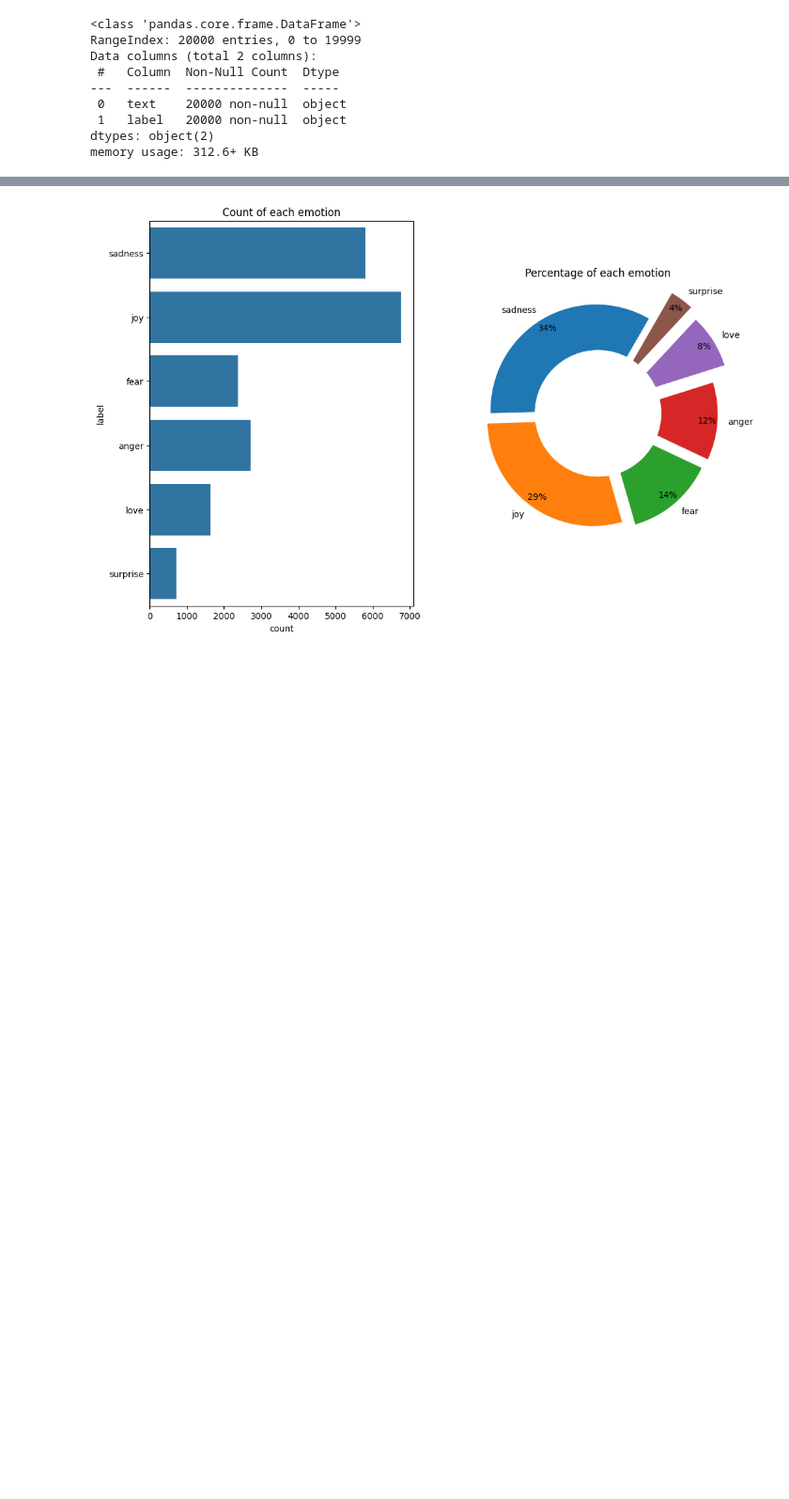
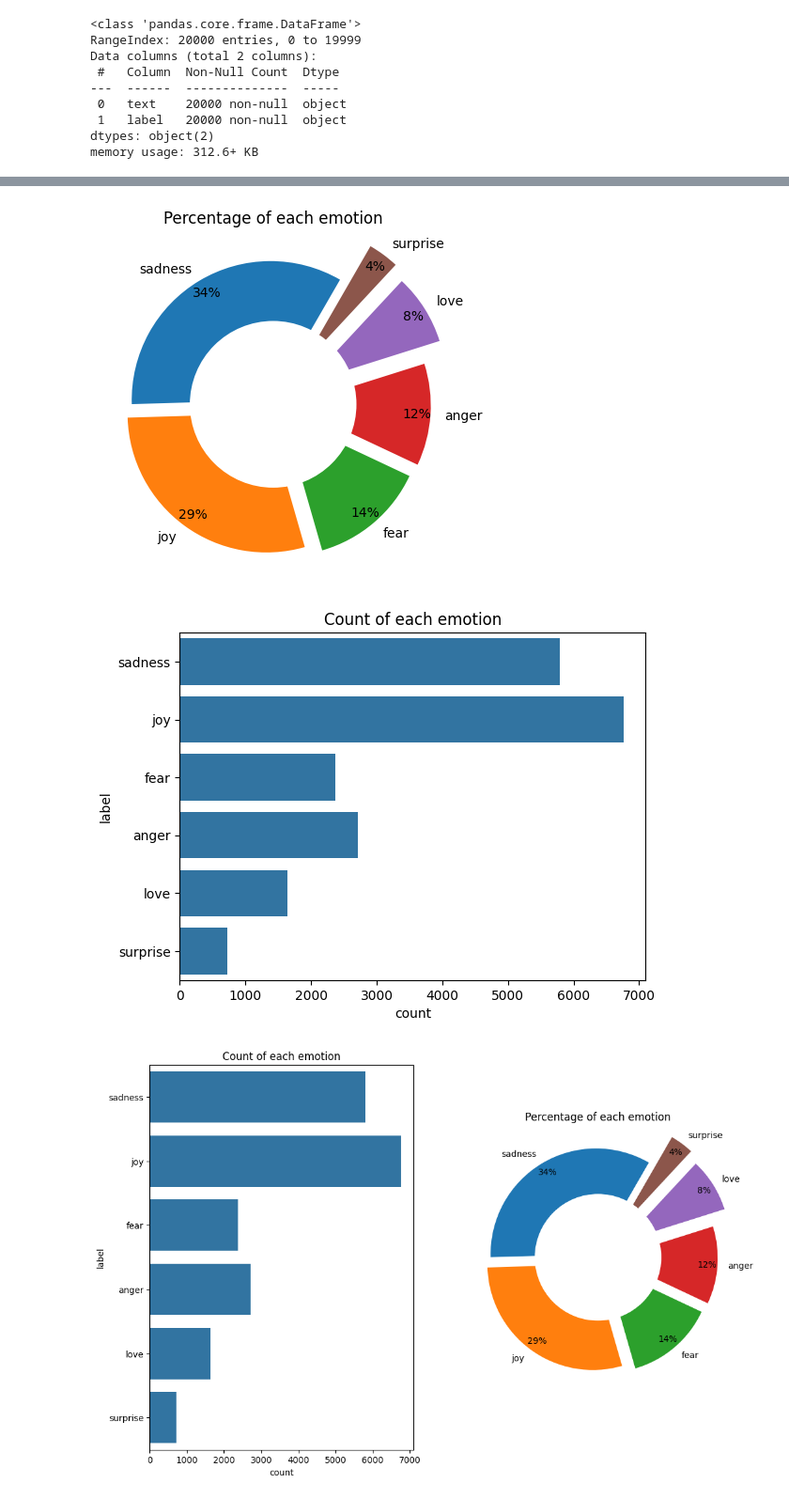
Before and after one commit to Soumya-Vaidya/Wave, a Jupyter notebook: Journal Datasets/Emotions Dataset for NLP CARER/eda.ipynb, the cells around one changed output, grey strips where cells are left out. Shown at 94% size. Cells and saved outputs as stored; diff of their text form; code cells hidden in the pictures; blank space fills up the shorter version.

Commit message:
added barchart, fixed hover values on pie charts, added graphs for research paper

```diff
--- a/Journal Datasets/Emotions Dataset for NLP CARER/eda.ipynb
+++ b/Journal Datasets/Emotions Dataset for NLP CARER/eda.ipynb
@@ -40,2 +52,19 @@ memory usage: 312.6+ KB
+# %%
+# Pie chart
+explode = list((np.array(list(df[col].dropna().value_counts())) / sum(list(df[col].dropna().value_counts())))[::-1])[:10]
+labels = list(df[col].dropna().unique())[:10]
+sizes = df[col].value_counts()[:10]
+plt.pie(sizes, explode=explode, startangle=60, labels=labels, autopct='%1.0f%%', pctdistance=0.9)
+plt.gca().add_artist(plt.Circle((0, 0), 0.6, fc='white'))
+plt.title("Percentage of each emotion")
+plt.show()
+
+# Bar chart
+sns.countplot(y=col, data=df)
+plt.title("Count of each emotion")
+plt.show()
+# %% [output]
+[figure, added]
+[figure, added]
 # %%
 col = 'label'
```
Also changed, not shown: parts of 5 cells of this notebook, 9 other files.
